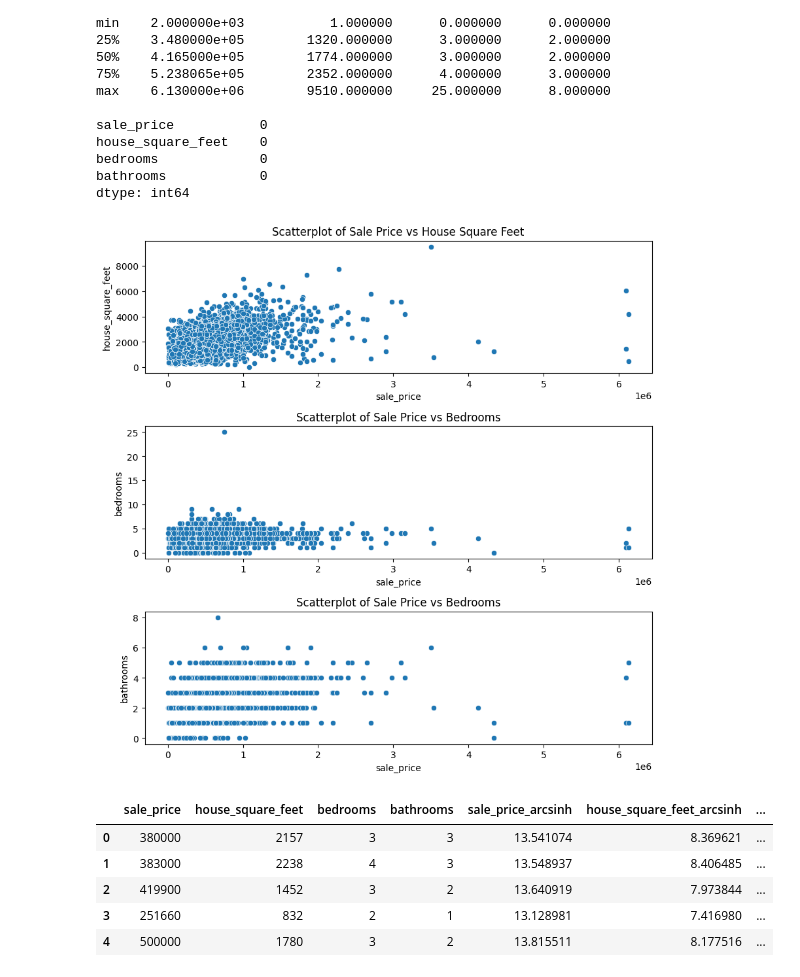
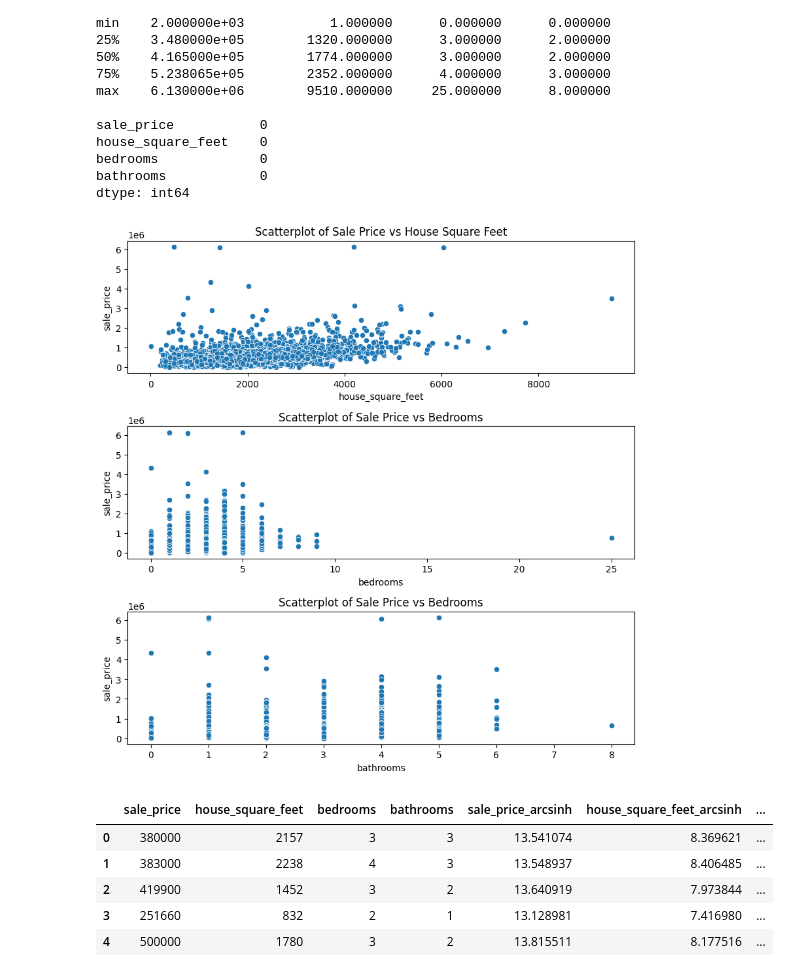
Before and after one commit to Troy-S-Meink/linearRegression, a Jupyter notebook: 04_hedonic_pricing/04_hedonic_pricing.ipynb, the cells around one changed output. Drawn from its saved outputs; the diff is of its cells as text; code cells hidden in the pictures.

```diff
--- a/04_hedonic_pricing/04_hedonic_pricing.ipynb
+++ b/04_hedonic_pricing/04_hedonic_pricing.ipynb
@@ -86,19 +80,19 @@ dtype: int64
 # %%
 # Taking a look at scatterplots of the data
 fig, ax = plt.subplots(3, 1, figsize=(10,10))
-sns.scatterplot(x=df['sale_price'],y=df['house_square_feet'], ax=ax[0])
+sns.scatterplot(x=df['house_square_feet'],y=df['sale_price'], ax=ax[0])
 ax[0].set_title('Scatterplot of Sale Price vs House Square Feet')
 
-sns.scatterplot(x=df['sale_price'],y=df['bedrooms'], ax=ax[1])
+sns.scatterplot(x=df['bedrooms'],y=df['sale_price'], ax=ax[1])
 ax[1].set_title('Scatterplot of Sale Price vs Bedrooms')
 
-sns.scatterplot(x=df['sale_price'],y=df['bathrooms'], ax=ax[2])
+sns.scatterplot(x=df['bathrooms'],y=df['sale_price'], ax=ax[2])
 ax[2].set_title('Scatterplot of Sale Price vs Bedrooms')
 
 plt.subplots_adjust(hspace=0.4)
 plt.show()
 # %% [output]
-[figure, old version]
+[figure, new version]
 # %%
 # The data doesn't look like it's fit very
 #  well, so I'll try reformatting the data
```
Also changed, not shown: parts of 6 cells of this notebook.
